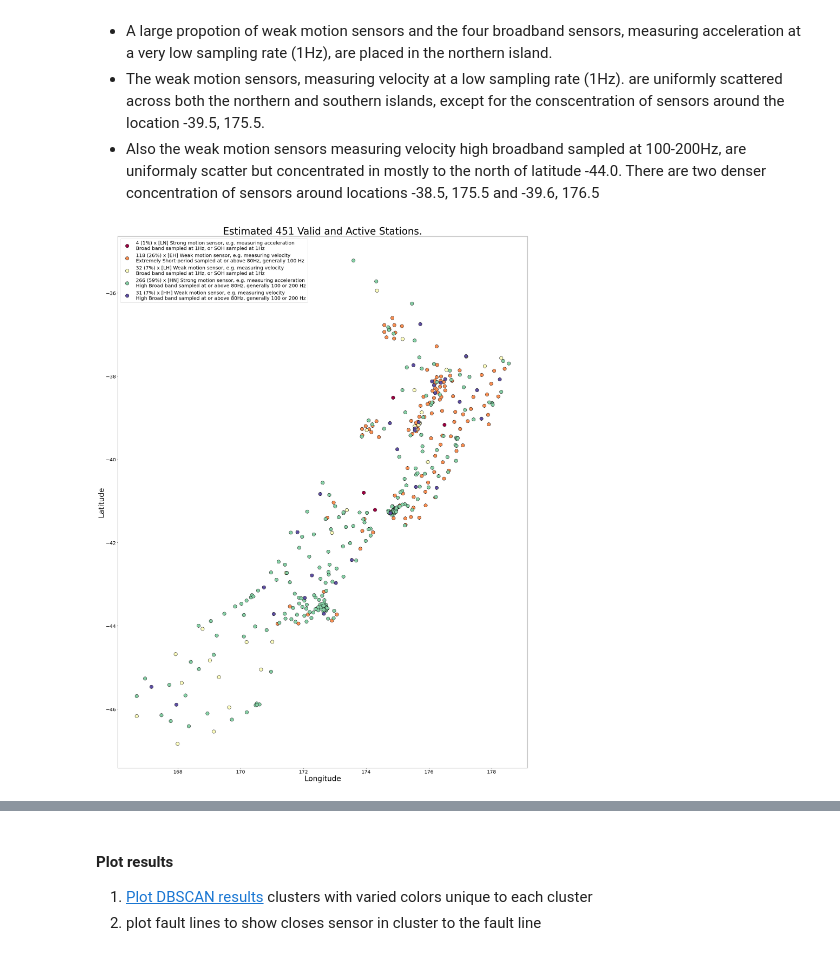
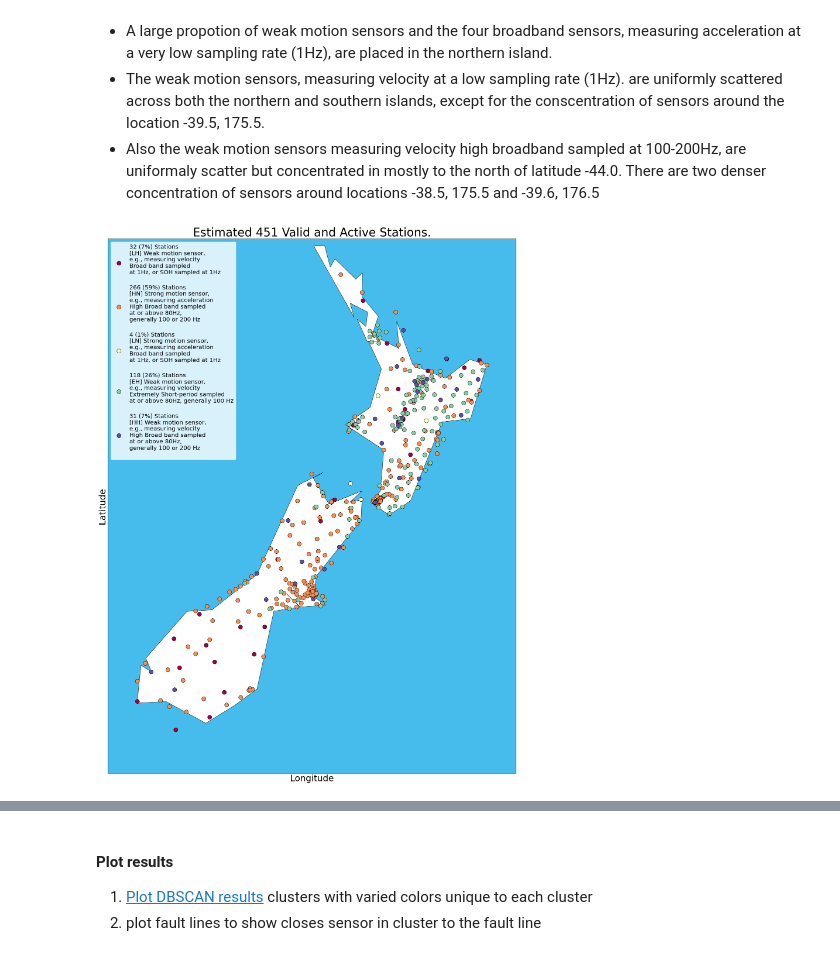
Before and after one commit to waidyanatha/quasar, a Jupyter notebook: notebooks/1a_shield_network_cluster_maps.ipynb, the cells around one changed output, grey strips where cells are left out. Cells and saved outputs as stored; diff of their text form; code cells hidden in the pictures.

```diff
--- a/notebooks/1a_shield_network_cluster_maps.ipynb
+++ b/notebooks/1a_shield_network_cluster_maps.ipynb
@@ -152,43 +160,74 @@ Geonet has 5 types of sensors placed in various toplogical configurations. The p
 '''
 import numpy as np
 import matplotlib.pyplot as plt
-from matplotlib.lines import Line2D
+#from matplotlib.lines import Line2D
+from mpl_toolkits.basemap import Basemap
 
 lstStationType = []
 lstStationLoc = []
 
 ''' prepare the list data of station types and coorinate '''
 for _,st_type,st_lat,st_lon in st_list:
     lstStationType.append(st_type)
     lstStationLoc.append([st_lat,st_lon])
 arrStationLoc = np.array(lstStationLoc)
 st_type_dict = cls_st.get_types()
 
 core_samples_mask = np.zeros_like(lstStationType, dtype=bool)
 core_samples_mask[0:sum([len(x) for x in lstStationType])] = True
 
 ''' assign the color codes to the unique station types '''
 unique_st_types = set(lstStationType)
 colors = [plt.cm.Spectral(each)
           for each in np.linspace(0, 1, len(unique_st_types))]
 
+st_lat = [x[0] for x in lstStationLoc]
+st_lon = [x[1] for x in lstStationLoc]
+
+lat_min = min(st_lat) - 1
+lat_max = max(st_lat) + 1
+lon_min = min(st_lon) - 1
+lon_max = max(st_lon) + 1
+
+# create map using BASEMAP
+plt.figure(figsize=(25, 40))
+m = Basemap(llcrnrlon=lon_min,
+            llcrnrlat=lat_min,
+            urcrnrlon=lon_max,
+            urcrnrlat=lat_max,
+            lat_0=(lat_max - lat_min)/2,
+            lon_0=(lon_max-lon_min)/2,
+            projection='merc',
+            resolution = 'c',
+            area_thresh=10000.,
+           )
+
+m.drawcoastlines()
+m.drawcountries()
+#m.drawstates()
+m.drawmapboundary(fill_color='#46bcec')
+m.fillcontinents(color = 'white',lake_color='#46bcec')
+
 ''' Begin plotting the color coded stations '''
-plt.figure(figsize=(30, 40))
+#plt.figure(figsize=(30, 40))
 for k, col in zip(unique_st_types, colors):
     class_member_mask = (np.array(lstStationType) == k)
     xy = arrStationLoc[class_member_mask & core_samples_mask]
-    s_legend = str(len(xy))+' ('+str(round(100*len(xy)/len(st_list)))+'%) x ['+k+'] '+str(st_type_dict[k])
-    plt.plot(xy[:, 1], xy[:, 0], 'o', markerfacecolor=tuple(col),
+    s_legend = str(len(xy))+' ('+str(round(100*len(xy)/len(st_list)))+'%) Stations\n['+k+'] '+str(st_type_dict[k]+'\n')
+    x,y = m(xy[:, 1], xy[:, 0])
+    m.plot(x, y, 'o', markerfacecolor=tuple(col),
              markeredgecolor='k', markersize=14, label=s_legend)
+#    m.plot(xy[:, 1], xy[:, 0], 'o', markerfacecolor=tuple(col),
+#             markeredgecolor='k', markersize=14, label=s_legend)
 
 plt.title('Estimated %d Valid and Active Stations.' % len(arrStationLoc), fontsize=40)
 plt.xlabel('Longitude', fontsize=30)
 plt.ylabel('Latitude', fontsize=30)
 plt.xticks(size=20)
 plt.yticks(size=20)
 plt.legend(loc='upper left', fontsize=20)
 plt.show()
 # %% [output]
-[figure, old version]
+[figure, new version]
 # %% [markdown]
 ### Cluster Stations
```
Also changed, not shown: parts of 21 cells of this notebook, 2 other files.
